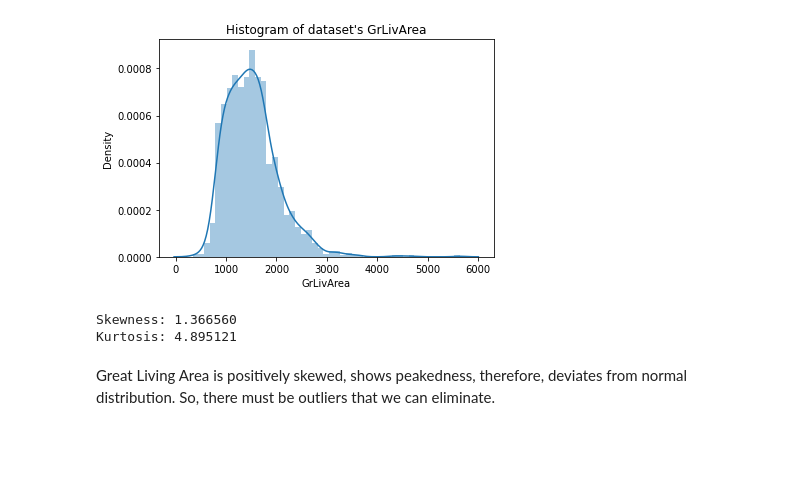
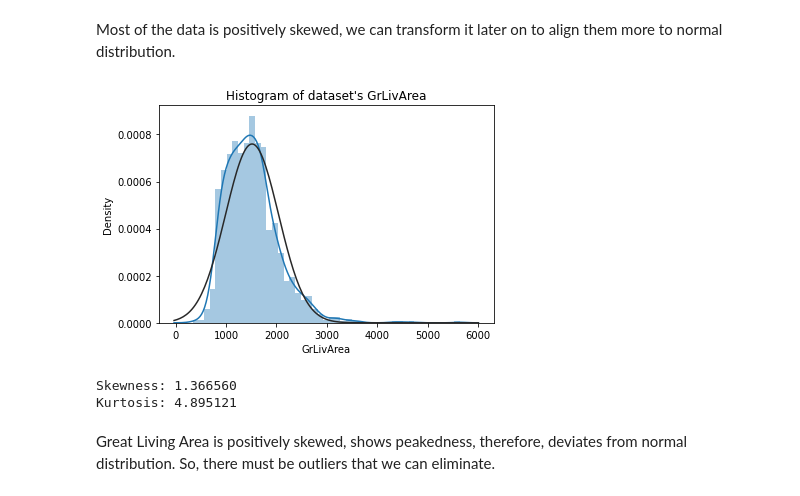
Before and after one commit to artemedius/repo, a Jupyter notebook: houseprice forecast/proj2.ipynb, the cells around one changed output. Drawn from its saved outputs; the diff is of its cells as text; code cells hidden in the pictures; blank space fills up the shorter version.

```diff
--- a/houseprice forecast/proj2.ipynb
+++ b/houseprice forecast/proj2.ipynb
@@ -26,14 +49,18 @@ test = test.drop("Id", axis = 1)
+# %% [markdown]
+Most of the data is positively skewed, we can transform it later on to align them more to normal distribution.
 # %%
 # Defining histogram plot function for visualising distribution of various attributes of dataset
 def hist_and_stats(x):
-    sns.distplot(train[x])
+    sns.distplot(train[x], fit=norm)
     plt.title(f"Histogram of dataset's {x}")
+    # plt.legend(['Normal dist. ($\mu=$ {:.2f} and $\sigma=$ {:.2f} )'.format(mu, sigma)],
+    #         loc='best')
     plt.show()
     print("Skewness: %f" % train[x].skew())
     print("Kurtosis: %f" % train[x].kurt())
 hist_and_stats('GrLivArea')
 # %% [output]
-[figure, old version]
+[figure, new version]
 Skewness: 1.366560
 Kurtosis: 4.895121
 # %% [markdown]
```
Also changed, not shown: parts of 16 cells of this notebook.
